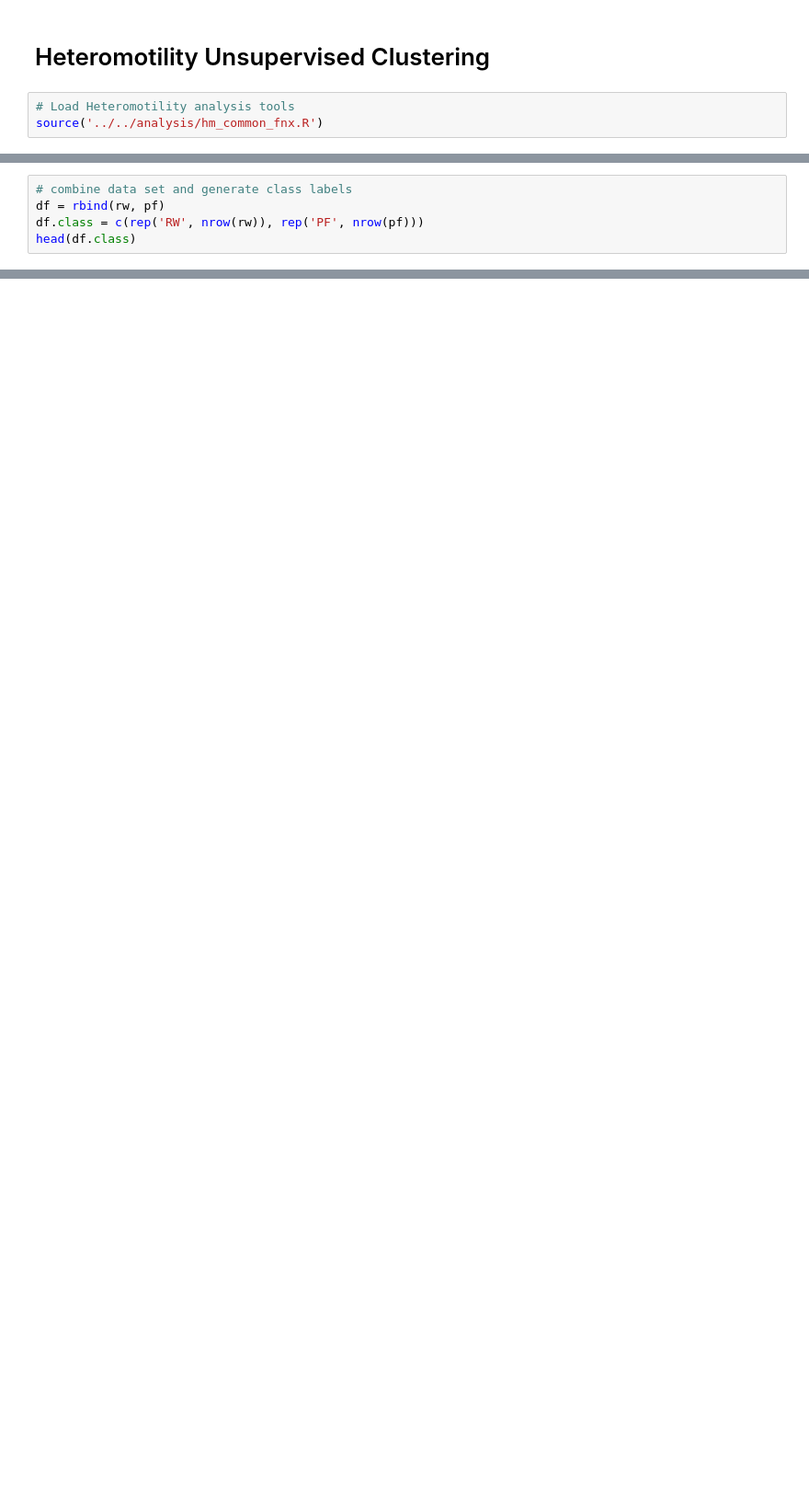
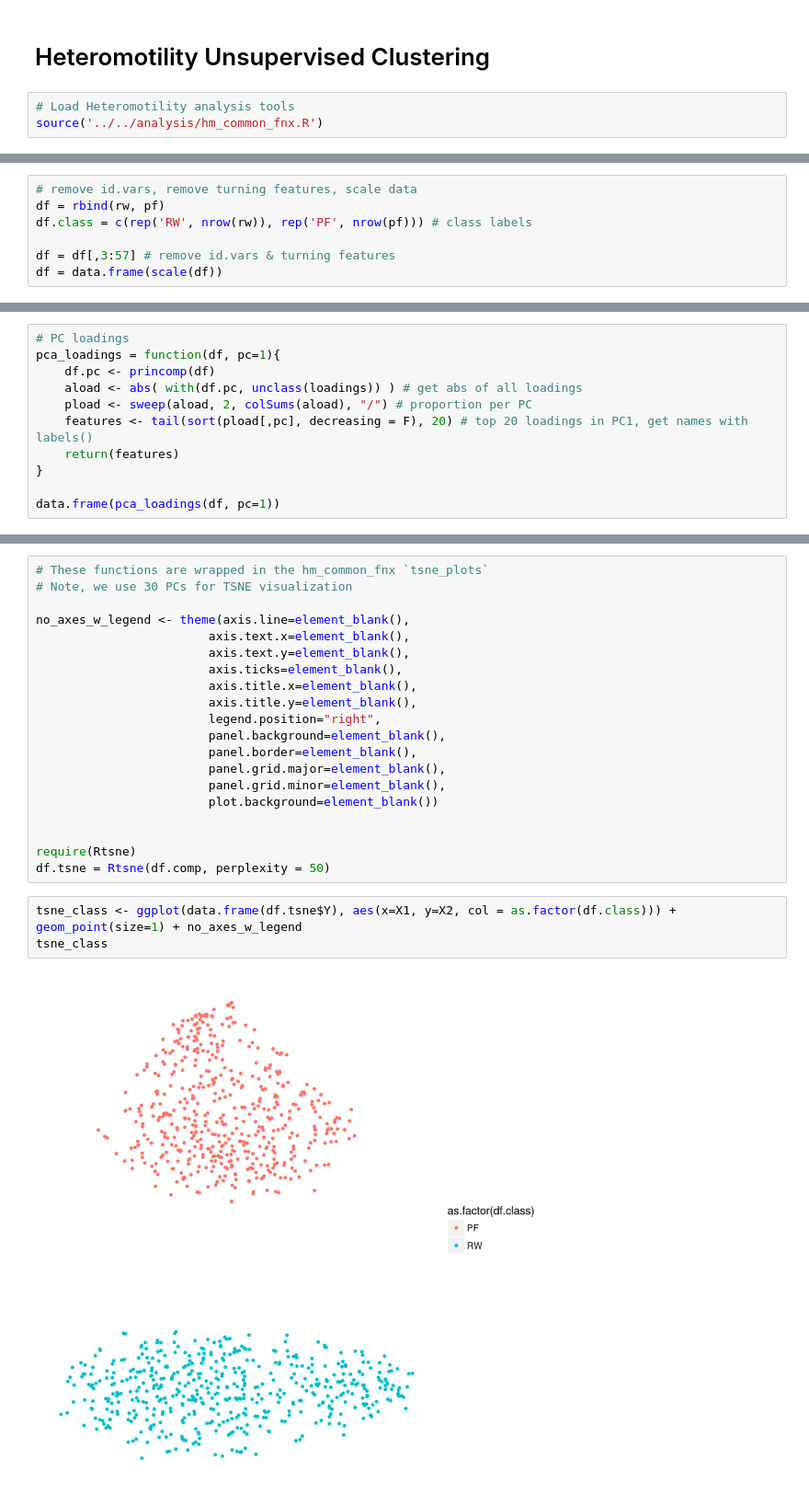
Before and after one commit to cellgeometry/heteromotility, a Jupyter notebook: docs/tutorial/unsup_clustering.ipynb, the cells around one changed output, grey strips where cells are left out. Shown at 92% size. Cells and saved outputs as stored; diff of their text form; blank space fills up the shorter version.

```diff
--- a/docs/tutorial/unsup_clustering.ipynb
+++ b/docs/tutorial/unsup_clustering.ipynb
@@ -60,5 +10,7 @@ is.na(rw[,31])
 # %%
-# combine data set and generate class labels
+# remove id.vars, remove turning features, scale data
 df = rbind(rw, pf)
-df.class = c(rep('RW', nrow(rw)), rep('PF', nrow(pf)))
-head(df.class)
+df.class = c(rep('RW', nrow(rw)), rep('PF', nrow(pf))) # class labels
+
+df = df[,3:57] # remove id.vars & turning features
+df = data.frame(scale(df))
@@ -118,0 +44,11 @@ title matching ‘pca_plots’ using regular expression matching.
+# %%
+# PC loadings
+pca_loadings = function(df, pc=1){
+    df.pc <- princomp(df)
+    aload <- abs( with(df.pc, unclass(loadings)) ) # get abs of all loadings
+    pload <- sweep(aload, 2, colSums(aload), "/") # proportion per PC
+    features <- tail(sort(pload[,pc], decreasing = F), 20) # top 20 loadings in PC1, get names with labels()
+    return(features)
+}
+
+data.frame(pca_loadings(df, pc=1))
@@ -118,0 +77,25 @@ title matching ‘pca_plots’ using regular expression matching.
+# %%
+# These functions are wrapped in the hm_common_fnx `tsne_plots`
+# Note, we use 30 PCs for TSNE visualization
+
+no_axes_w_legend <- theme(axis.line=element_blank(),
+                        axis.text.x=element_blank(),
+                        axis.text.y=element_blank(),
+                        axis.ticks=element_blank(),
+                        axis.title.x=element_blank(),
+                        axis.title.y=element_blank(),
+                        legend.position="right",
+                        panel.background=element_blank(),
+                        panel.border=element_blank(),
+                        panel.grid.major=element_blank(),
+                        panel.grid.minor=element_blank(),
+                        plot.background=element_blank())
+
+
+require(Rtsne)
+df.tsne = Rtsne(df.comp, perplexity = 50)
+# %%
+tsne_class <- ggplot(data.frame(df.tsne$Y), aes(x=X1, y=X2, col = as.factor(df.class))) + geom_point(size=1) + no_axes_w_legend
+tsne_class
+# %% [output]
+[figure, added]
```
Also changed, not shown: parts of 15 cells of this notebook, 1 other file.
